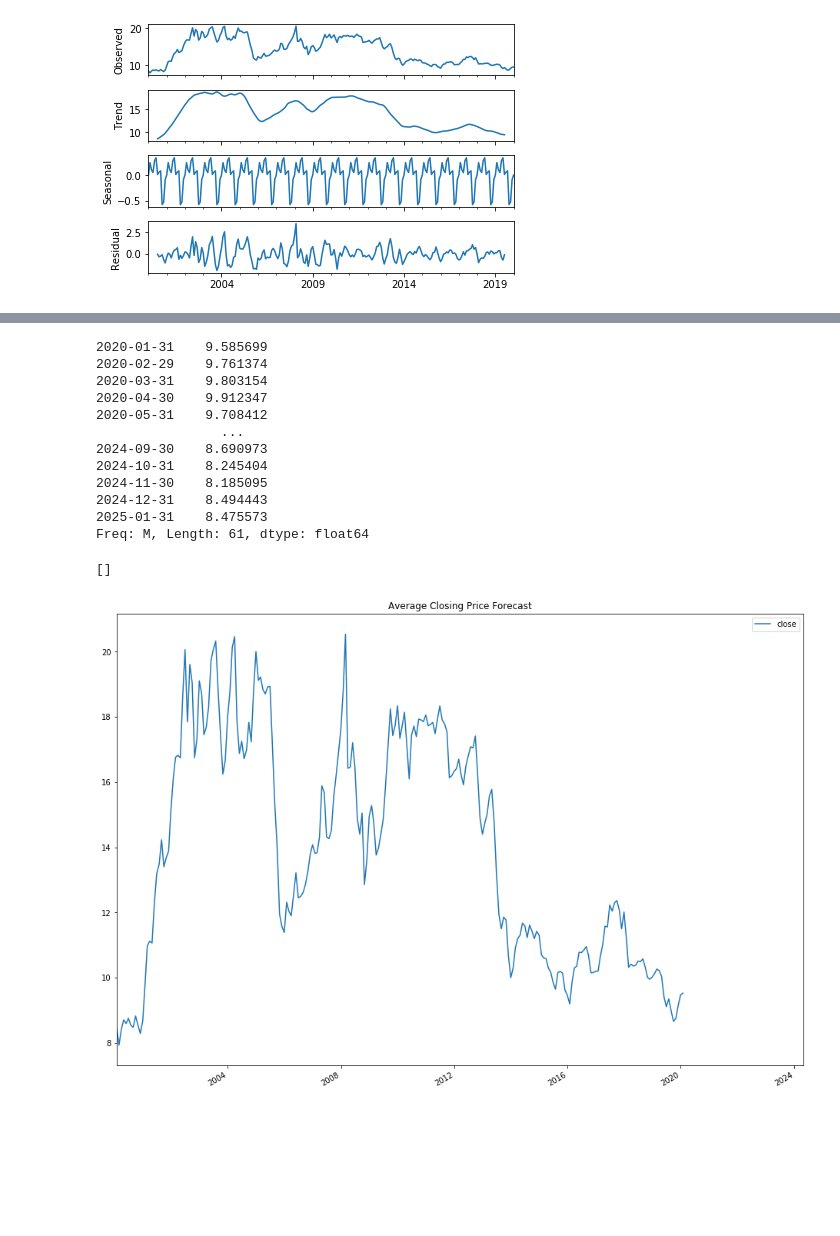
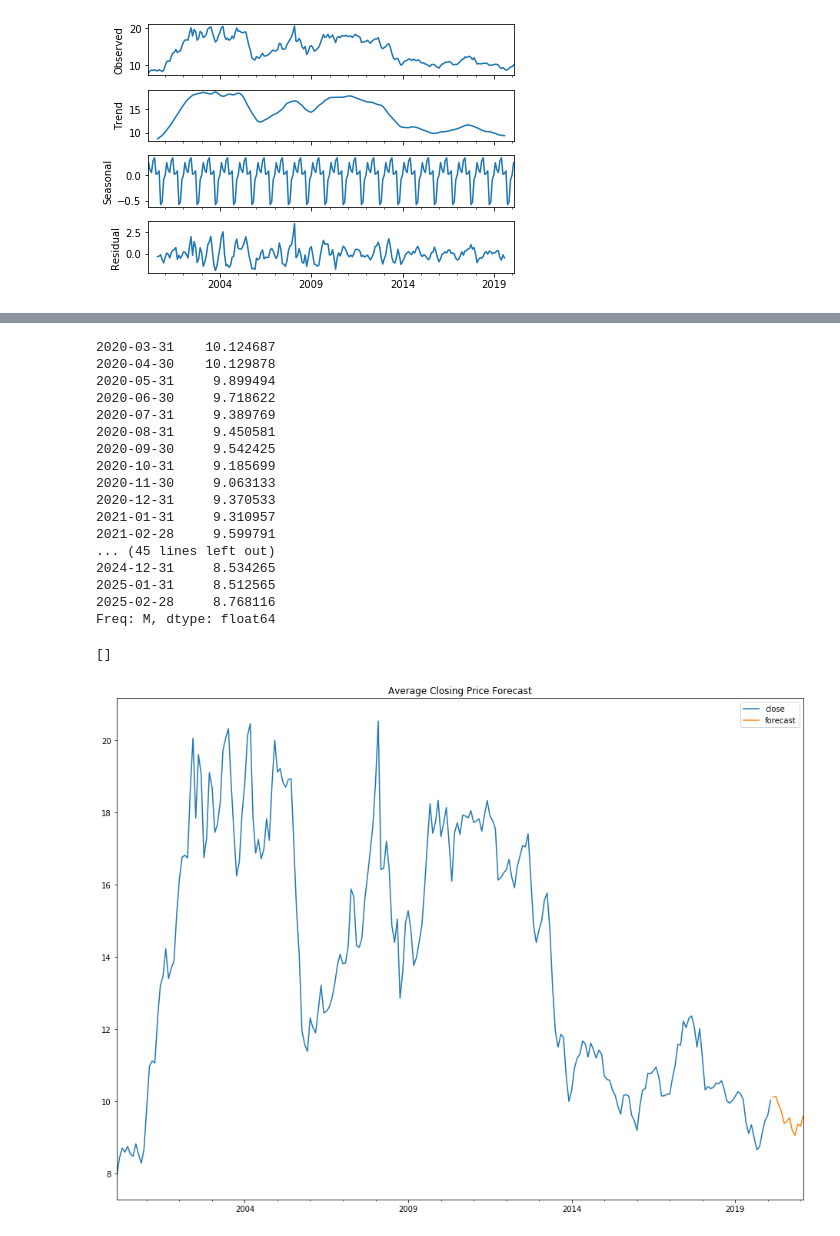
Before and after one commit to wzog99/NLY-Time-Series, a Jupyter notebook: NLY_Price_TS.ipynb, the cells around one changed output, grey strips where cells are left out. Cells and saved outputs as stored; diff of their text form; code cells hidden in the pictures; blank space fills up the shorter version.

```diff
--- a/NLY_Price_TS.ipynb
+++ b/NLY_Price_TS.ipynb
@@ -8,5 +30,5 @@ from scipy import stats
 # %%
-data = requests.get('https://www.alphavantage.co/query?function=TIME_SERIES_DAILY&symbol=nly&outputsize=full&apikey=9HXBL1MHLXSUW3XP')
+data = requests.get(f'https://www.alphavantage.co/query?function=TIME_SERIES_DAILY&symbol=nly&outputsize=full&apikey={key}')
 data = data.json()
 # %%
 data['Meta Data']
@@ -363,9 +354,5 @@ ARIMA (1, 2, 2) x (2, 2, 1, 3) : AIC Calculated =632.9363354218938
 # %%
-
-from dateutil.relativedelta import relativedelta
-import datetime
-
 start = datetime.datetime.strptime("2020-03-31", "%Y-%m-%d")
-date_list = [start + relativedelta(months=x) for x in range(0,50)]
+date_list = [start + relativedelta(months=x) for x in range(0,12)]
 future = pd.DataFrame(index=date_list, columns= dfm_full.columns)
 dfm_full = pd.concat([dfm_full, future])
@@ -372,24 +364,29 @@ dfm_full = pd.concat([dfm_full, future])
 # %%
-res.predict(start=240, end= 300, dynamic= True)
+res.predict(start=241, end= 300, dynamic= True)
 # %% [output]
-2020-01-31    9.585699
-2020-02-29    9.761374
-2020-03-31    9.803154
-2020-04-30    9.912347
-2020-05-31    9.708412
-                ...
-2024-09-30    8.690973
-2024-10-31    8.245404
-2024-11-30    8.185095
-2024-12-31    8.494443
-2025-01-31    8.475573
-Freq: M, Length: 61, dtype: float64
+2020-03-31    10.124687
+2020-04-30    10.129878
+2020-05-31     9.899494
+2020-06-30     9.718622
+2020-07-31     9.389769
+2020-08-31     9.450581
+2020-09-30     9.542425
+2020-10-31     9.185699
+2020-11-30     9.063133
+2020-12-31     9.370533
+2021-01-31     9.310957
+2021-02-28     9.599791
+... (45 lines left out)
+2024-12-31     8.534265
+2025-01-31     8.512565
+2025-02-28     8.768116
+Freq: M, dtype: float64
 # %%
-dfm_full['forecast'] = res.get_forecast(steps=50) #res.predict(start=240, end= 300, dynamic= True)
+dfm_full['forecast'] = res.predict(start=241, end= 300, dynamic= True)
 
 dfm_full[['close', 'forecast']].plot(figsize=(16, 12), title='Average Closing Price Forecast');
 
 plt.plot(x_label='year')
 # %% [output]
 []
-[figure, old version]
+[figure, new version]
```
Also changed, not shown: parts of 46 cells of this notebook.
